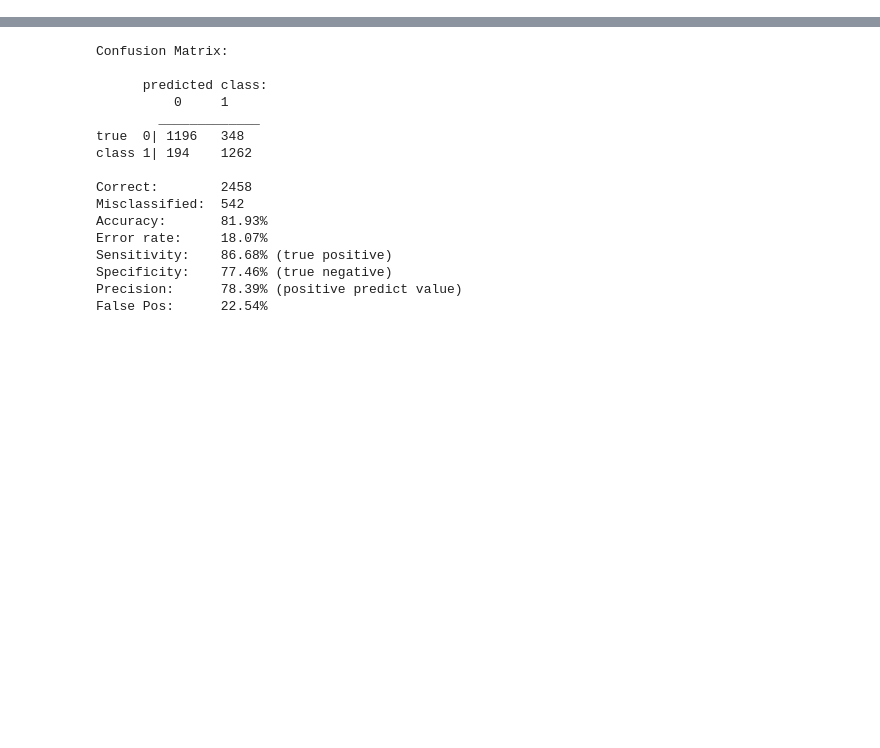
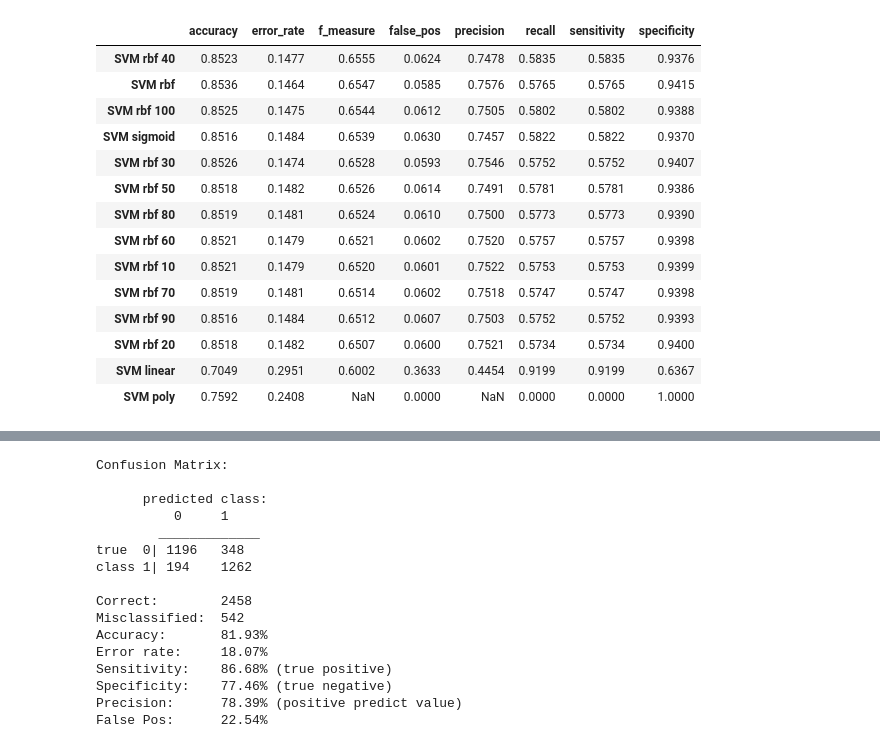
Before and after one commit to amcheng/adult-income-analysis, a Jupyter notebook: SVM.ipynb, the cells around one changed output, grey strips where cells are left out. Saved outputs shown, nothing was run; the diff lists cells and outputs as text; code cells hidden in the pictures; blank space fills up the shorter version.

Commit message:
SVM  done

```diff
--- a/SVM.ipynb
+++ b/SVM.ipynb
@@ -150,0 +253,16 @@ for kernel in kernels:
+# %%
+start = time.time()
+clf = LinearSVC(C=c)
+clf.fit(X_train,Y_train)
+#         dump(clf,'svm_' + kernel + '.joblib')
+print('Done Linear'  + "  "+ str(time.time()- start) )
+predict_test = clf.predict(X_test)
+svm_test = performance_metrics(Y_test, predict_test)
+temp_SVM = pd.DataFrame([svm_test],
+                 index = ['SVM linear'])
+
+ovl_svm = pd.concat([ovl_svm,temp_SVM])
+sys.stdout.flush()
+display(ovl_svm.round(4))
+
+second_break = pd.DataFrame(ovl_svm)
@@ -151,18 +276,25 @@ for kernel in kernels:
 # %%
 import time
-start = time.time()
 c = 2 ** 13
 gamma =  2 **(-11)
 # bag = SVC(gamma='auto', kernel = "linear")
 
-for n_estimator in range (5,101, 5):
+for n_estimator in range (10,101, 10):
+
     bag =  BaggingClassifier(SVC(gamma=gamma, kernel = 'rbf', C=c),
                                  max_samples=0.2, n_estimators = n_estimator, n_jobs = 5)
+    start = time.time()
 
     bag.fit(X_train,Y_train)
 
+    predict_test = bag.predict(X_test)
+    svm_test = performance_metrics(Y_test, predict_test)
+    temp_SVM = pd.DataFrame([svm_test],
+                         index = ['SVM rbf ' + str(n_estimator) ])
 
-    dump(bag,'svmBag_' + str(n_estimator) +'.joblib')
-    print('Done  ' + str(n_estimator) + ' bag' )
+    ovl_svm = pd.concat([ovl_svm,temp_SVM])
+
+#     dump(bag,'svmBag_' + str(n_estimator) +'.joblib')
+    print('Done  ' + str(n_estimator) + ' bag ' + str(time.time()- start))
     sys.stdout.flush()
 # %% [output]
@@ -188,0 +311,20 @@ Done  100 bag
+# %%
+ovl_svm.sort_values(by = ['f_measure', 'accuracy'], ascending = False, inplace = True)
+
+display(ovl_svm.round(4))
+# %% [output]
+|  | accuracy | error_rate | f_measure | false_pos | precision | recall | sensitivity | specificity |
+| SVM rbf 40 | 0.8523 | 0.1477 | 0.6555 | 0.0624 | 0.7478 | 0.5835 | 0.5835 | 0.9376 |
+| SVM rbf | 0.8536 | 0.1464 | 0.6547 | 0.0585 | 0.7576 | 0.5765 | 0.5765 | 0.9415 |
+| SVM rbf 100 | 0.8525 | 0.1475 | 0.6544 | 0.0612 | 0.7505 | 0.5802 | 0.5802 | 0.9388 |
+| SVM sigmoid | 0.8516 | 0.1484 | 0.6539 | 0.0630 | 0.7457 | 0.5822 | 0.5822 | 0.9370 |
+| SVM rbf 30 | 0.8526 | 0.1474 | 0.6528 | 0.0593 | 0.7546 | 0.5752 | 0.5752 | 0.9407 |
+| SVM rbf 50 | 0.8518 | 0.1482 | 0.6526 | 0.0614 | 0.7491 | 0.5781 | 0.5781 | 0.9386 |
+| SVM rbf 80 | 0.8519 | 0.1481 | 0.6524 | 0.0610 | 0.7500 | 0.5773 | 0.5773 | 0.9390 |
+| SVM rbf 60 | 0.8521 | 0.1479 | 0.6521 | 0.0602 | 0.7520 | 0.5757 | 0.5757 | 0.9398 |
+| SVM rbf 10 | 0.8521 | 0.1479 | 0.6520 | 0.0601 | 0.7522 | 0.5753 | 0.5753 | 0.9399 |
+| SVM rbf 70 | 0.8519 | 0.1481 | 0.6514 | 0.0602 | 0.7518 | 0.5747 | 0.5747 | 0.9398 |
+| SVM rbf 90 | 0.8516 | 0.1484 | 0.6512 | 0.0607 | 0.7503 | 0.5752 | 0.5752 | 0.9393 |
+| SVM rbf 20 | 0.8518 | 0.1482 | 0.6507 | 0.0600 | 0.7521 | 0.5734 | 0.5734 | 0.9400 |
+| SVM linear | 0.7049 | 0.2951 | 0.6002 | 0.3633 | 0.4454 | 0.9199 | 0.9199 | 0.6367 |
+| SVM poly | 0.7592 | 0.2408 | NaN | 0.0000 | NaN | 0.0000 | 0.0000 | 1.0000 |
```
Also changed, not shown: parts of 11 cells of this notebook, 4 other files.
